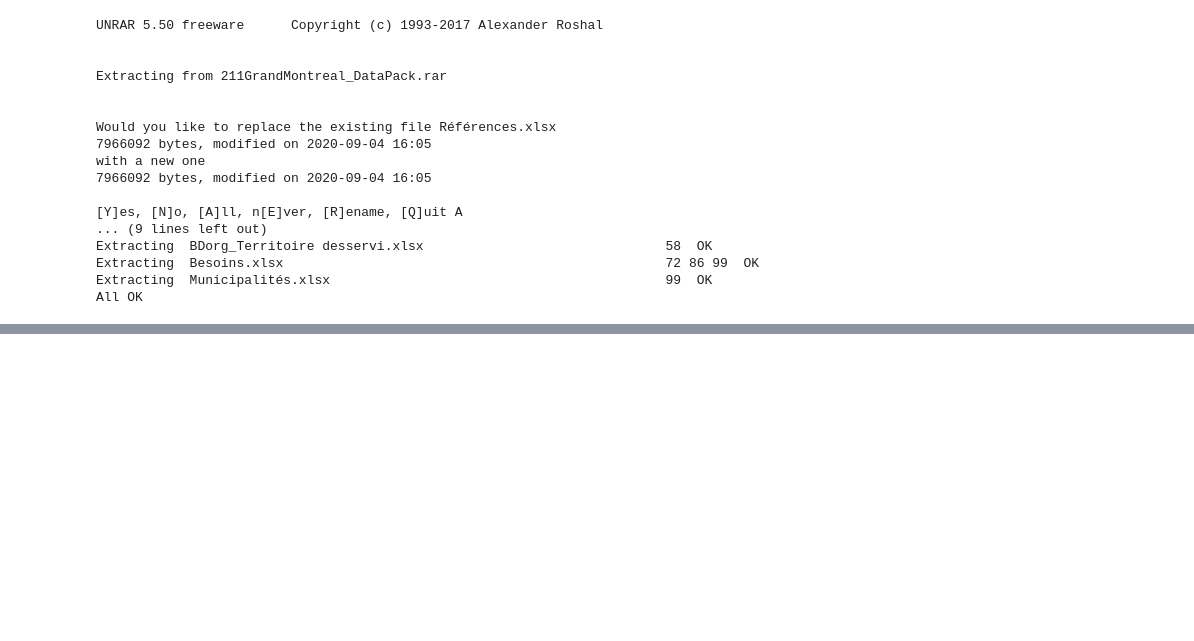
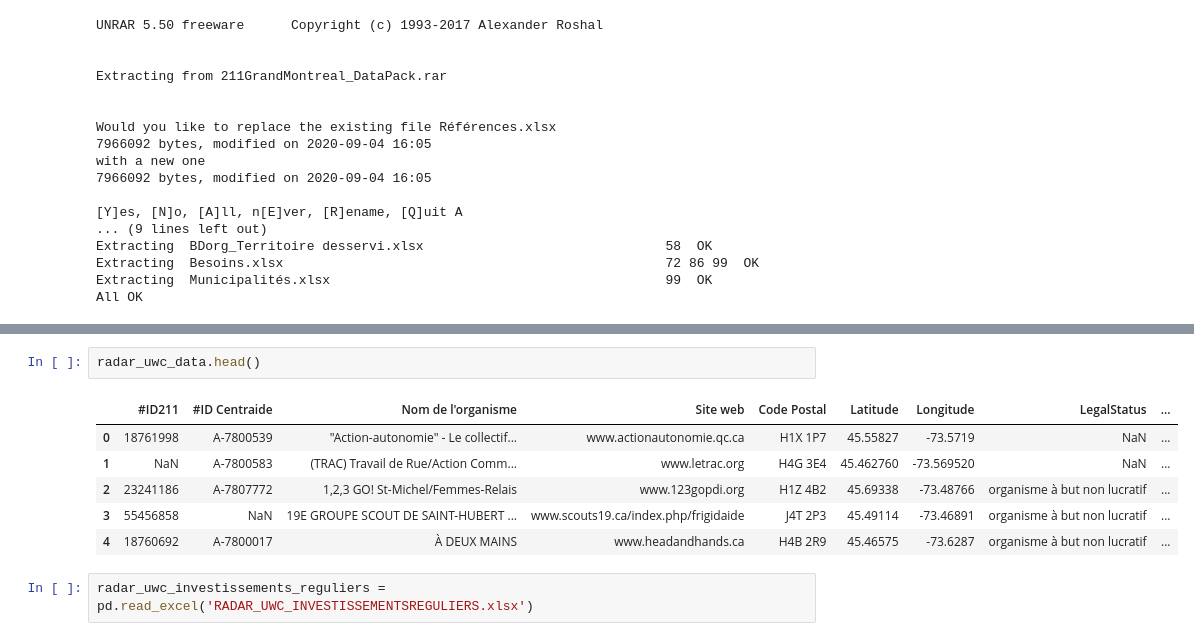
Before and after one commit to mozhgans/AI4GOOD_Hackathon_Walkthrough, a Jupyter notebook: AI4Good.ipynb, the cells around one changed output, grey strips where cells are left out. Drawn from its saved outputs; the diff is of its cells as text; blank space fills up the shorter version.

```diff
--- a/AI4Good.ipynb
+++ b/AI4Good.ipynb
@@ -36,0 +242,11 @@ All OK
+# %%
+radar_uwc_data.head()
+# %% [output]
+|  | #ID211 | #ID Centraide | Nom de l'organisme | Site web | Code Postal | Latitude | Longitude | LegalStatus | ... |
+| 0 | 18761998 | A-7800539 | "Action-autonomie" - Le collectif... | www.actionautonomie.qc.ca | H1X 1P7 | 45.55827 | -73.5719 | NaN | ... |
+| 1 | NaN | A-7800583 | (TRAC) Travail de Rue/Action Comm... | www.letrac.org | H4G 3E4 | 45.462760 | -73.569520 | NaN | ... |
+| 2 | 23241186 | A-7807772 | 1,2,3 GO! St-Michel/Femmes-Relais | www.123gopdi.org | H1Z 4B2 | 45.69338 | -73.48766 | organisme à but non lucratif | ... |
+| 3 | 55456858 | NaN | 19E GROUPE SCOUT DE SAINT-HUBERT ... | www.scouts19.ca/index.php/frigidaide | J4T 2P3 | 45.49114 | -73.46891 | organisme à but non lucratif | ... |
+| 4 | 18760692 | A-7800017 | À DEUX MAINS | www.headandhands.ca | H4B 2R9 | 45.46575 | -73.6287 | organisme à but non lucratif | ... |
+# %%
+radar_uwc_investissements_reguliers = pd.read_excel('RADAR_UWC_INVESTISSEMENTSREGULIERS.xlsx')
```
Also changed, not shown: parts of 45 cells of this notebook.
